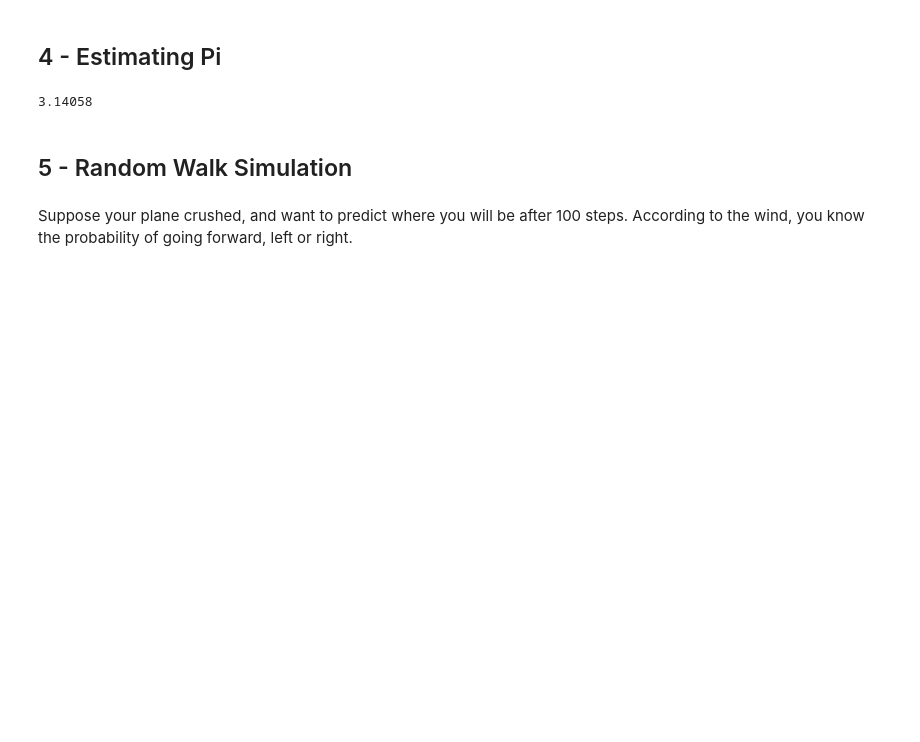
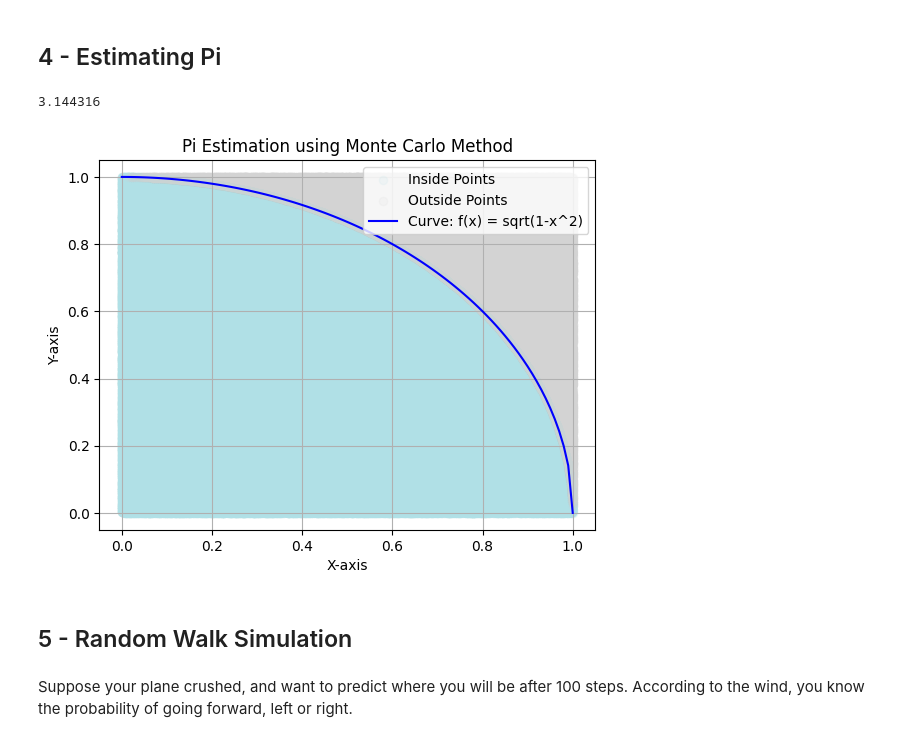
Before and after one commit to SharafatKarim/python-data-science-notebook, a Jupyter notebook: 05 - simulation modeling/04 - monte carlo.ipynb, the cells around one changed output. Drawn from its saved outputs; the diff is of its cells as text; code cells hidden in the pictures; blank space fills up the shorter version.

```diff
--- a/05 - simulation modeling/04 - monte carlo.ipynb
+++ b/05 - simulation modeling/04 - monte carlo.ipynb
@@ -146,34 +170,60 @@ class PiEstimation:
     def __init__(self, range_x_in, range_x_out, range_y_in, range_y_out, iteration=50):
         self.inside = 0
         self.outside = 0
         self.iteration = iteration
         self.range_x_in = range_x_in
         self.range_x_out = range_x_out
         self.range_y_in = range_y_in
         self.range_y_out = range_y_out
+        self.points_inside = []
+        self.points_outside = []
 
     def run(self):
         iteration = self.iteration
         while iteration > 0:
             random_num_x = random.random()
             random_num_y = random.random()
 
             y_real_value = fun(random_num_x)
             if random_num_y <= y_real_value:
                 self.inside += 1
+                self.points_inside.append((random_num_x, random_num_y))
+
             else:
                 self.outside += 1
+                self.points_outside.append((random_num_x, random_num_y))
+
 
             iteration -= 1
 
     def area_approximate(self):
         self.run()
         return (self.inside / (self.inside + self.outside) * 4)
 
+    def plot(self):
+        x_inside, y_inside = zip(*self.points_inside)
+        x_outside, y_outside = zip(*self.points_outside)
+
+        plt.scatter(x_inside, y_inside, color='powderblue', alpha=0.1, label='Inside Points')
+        plt.scatter(x_outside, y_outside, color='lightgray', alpha=0.1, label='Outside Points')
+
+        x_curve = [x/100 for x in range(0, 101)]
+        y_curve = [fun(x) for x in x_curve]
+        plt.plot(x_curve, y_curve, color='blue', label='Curve: f(x) = sqrt(1-x^2)')
+
+        plt.title('Pi Estimation using Monte Carlo Method')
+        plt.xlabel('X-axis')
+        plt.ylabel('Y-axis')
+        plt.legend()
+        plt.grid()
+        plt.show()
+
 areaFinder = PiEstimation(0, 1, 0, 1, 1000000)
 print(areaFinder.area_approximate())
+areaFinder.plot()
 # %% [output]
-3.14058
+3.144316
+[figure, added]
 # %% [markdown]
 ## 5 - Random Walk Simulation
 # %% [markdown]
```
Also changed, not shown: parts of 7 cells of this notebook.
